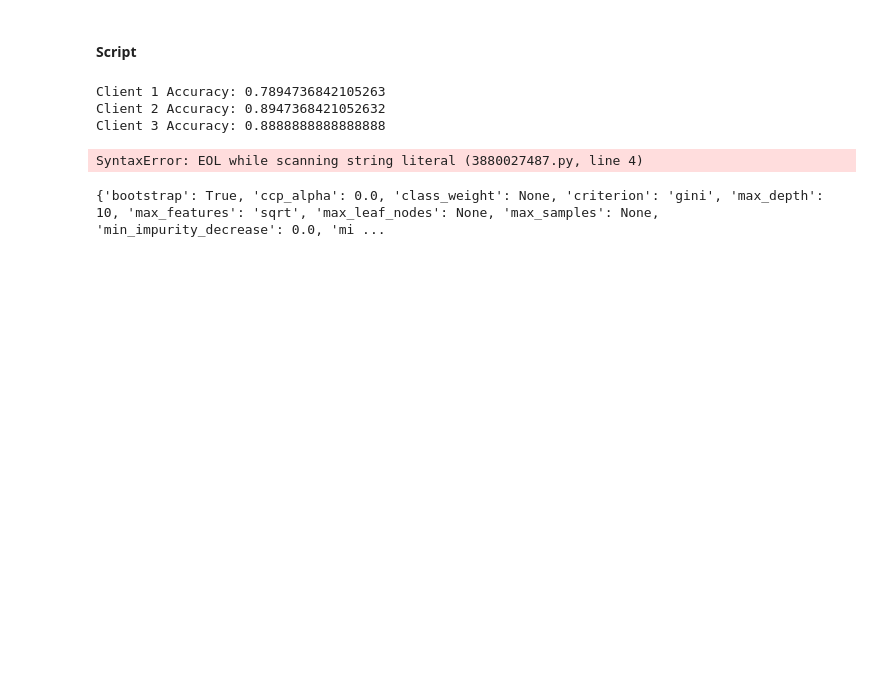
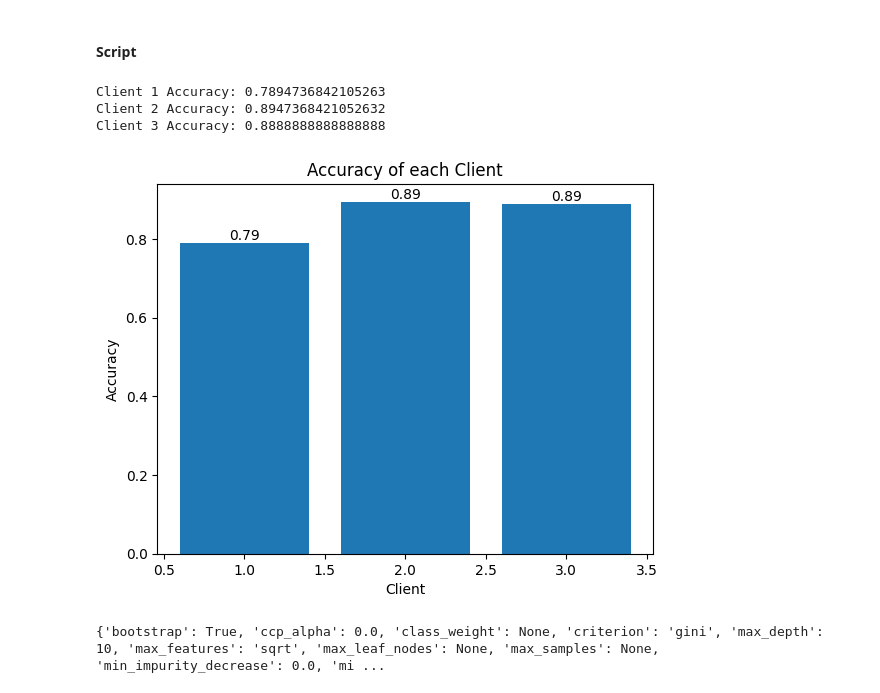
Before and after one commit to mdielacher/FHSTP_FML, a Jupyter notebook: assignment1_new.ipynb, the cells around one changed output. Saved outputs shown, nothing was run; the diff lists cells and outputs as text; code cells hidden in the pictures; blank space fills up the shorter version.

```diff
--- a/assignment1_new.ipynb
+++ b/assignment1_new.ipynb
@@ -542,35 +549,40 @@ client_data = list(zip(x_train_chunks, y_train_chunks, x_test_chunks, y_test_chu
 client_models = [RandomForestClient(X_train, y_train, X_test, y_test, local_epochs=1) for X_train, y_train, X_test, y_test in zip(x_train_chunks, y_train_chunks, x_test_chunks, y_test_chunks)]
 # %%
 client_counter = 0
+client_list = []
+accuracy_list = []
 for client in client_models:
     client_counter += 1
     X_train, y_train, X_test, y_test = client.X_train, client.y_train, client.X_test, client.y_test
 
     # Trainiere das Modell
     client.model.fit(X_train, y_train)
 
     # Evaluiere das Modell
     accuracy = client.model.score(X_test, y_test)
     print(f"Client {client_counter} Accuracy: {accuracy}")
+    client_list.append(client_counter)
+    accuracy_list.append(accuracy)
+
+# VIZ:
+plt.bar(client_list, accuracy_list)
+
+# Achsentitel und Diagrammtitel hinzufügen
+plt.xlabel('Client')
+plt.ylabel('Accuracy')
+plt.title('Accuracy of each Client')
+
+# Diagramm anzeigen
+
+for i, acc in enumerate(accuracy_list):
+    plt.text(client_list[i], acc, f'{acc:.2f}', ha='center', va='bottom')
+
+plt.show()
 # %% [output]
 Client 1 Accuracy: 0.7894736842105263
 Client 2 Accuracy: 0.8947368421052632
 Client 3 Accuracy: 0.8888888888888888
+[figure, added]
-# %%
-plt.plot(client_counter, accuracy, marker='o', linestyle='-', color='b')
-
-# Achsentitel und Diagrammtitel hinzufügen
-plt.xlabel('Client)
-plt.ylabel('Accuracy')
-plt.title('Accuracy')
-
-# Gitterlinien hinzufügen
-plt.grid(True)
-
-# Diagramm anzeigen
-plt.show()
-# %% [output]
-SyntaxError: EOL while scanning string literal (3880027487.py, line 4)
 # %%
 def client_fn(cid: str) -> RandomForestClient:
     X_train, y_train, X_test, y_test = client_data[int(cid)]
```
Also changed, not shown: parts of 14 cells of this notebook.
